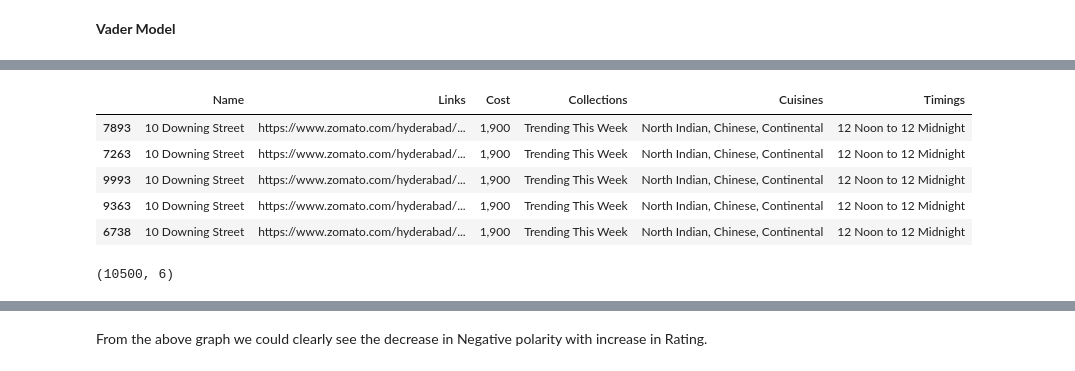
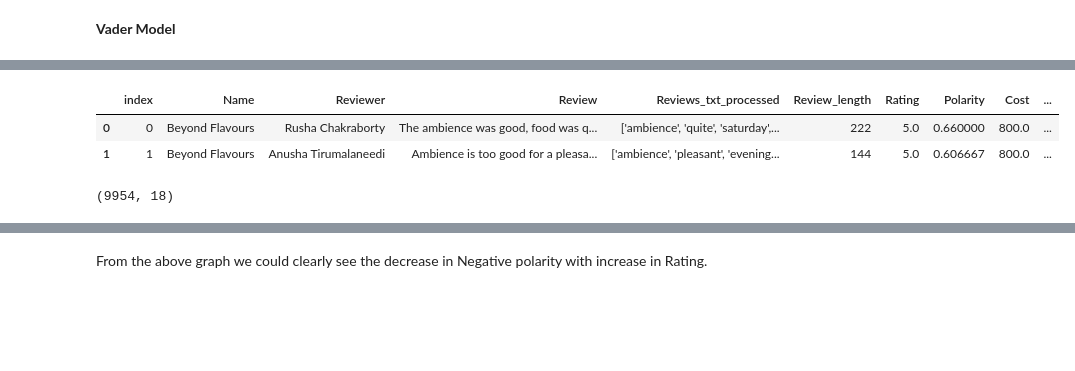
Before and after one commit to SethupathyM/Unsupervised_ML_Clustering_and_Sentiment_Analysis_Zomato_Restaurant, a Jupyter notebook: Zomato_Restaurant_Clustering_and_Sentiment_Analysis_.ipynb, the cells around one changed output, grey strips where cells are left out. Cells and saved outputs as stored; diff of their text form; code cells hidden in the pictures; blank space fills up the shorter version.

```diff
--- a/Zomato_Restaurant_Clustering_and_Sentiment_Analysis_.ipynb
+++ b/Zomato_Restaurant_Clustering_and_Sentiment_Analysis_.ipynb
@@ -1121,0 +1160,2 @@ len(df_r['Reviewer'].value_counts())
+# %%
+df_r.rename(columns = {'Restaurant':'Name'}, inplace = True)
@@ -1122,2 +1168,2 @@ len(df_r['Reviewer'].value_counts())
 # %%
-merged_df = pd.merge(df_r, df, how="right", on='Name')
+merged_df = pd.merge(df_r, final, how='left', on='Name')
@@ -1146,13 +1170,14 @@ df_copy.sort_values(by = 'Name',inplace= True)
-# %%
-df_copy.head()
-# %% [output]
-|  | Name | Links | Cost | Collections | Cuisines | Timings |
-| 7893 | 10 Downing Street | https://www.zomato.com/hyderabad/... | 1,900 | Trending This Week | North Indian, Chinese, Continental | 12 Noon to 12 Midnight |
-| 7263 | 10 Downing Street | https://www.zomato.com/hyderabad/... | 1,900 | Trending This Week | North Indian, Chinese, Continental | 12 Noon to 12 Midnight |
-| 9993 | 10 Downing Street | https://www.zomato.com/hyderabad/... | 1,900 | Trending This Week | North Indian, Chinese, Continental | 12 Noon to 12 Midnight |
-| 9363 | 10 Downing Street | https://www.zomato.com/hyderabad/... | 1,900 | Trending This Week | North Indian, Chinese, Continental | 12 Noon to 12 Midnight |
-| 6738 | 10 Downing Street | https://www.zomato.com/hyderabad/... | 1,900 | Trending This Week | North Indian, Chinese, Continental | 12 Noon to 12 Midnight |
+# %%
+merged_df.drop(['Time','Metadata','Links','Timings','Kmeans_labels','costncuisine','DBSCAN_labels','Cost_in_words'],axis = 1,inplace = True)
+# %%
+merged_df = merged_df.reindex(columns=['index','Name', 'Reviewer','Review','Reviews_txt_processed','Review_length','Rating','Polarity','Cost','Cuisines'])
+# %%
+merged_df.head(2)
+# %% [output]
+|  | index | Name | Reviewer | Review | Reviews_txt_processed | Review_length | Rating | Polarity | Cost | ... |
+| 0 | 0 | Beyond Flavours | Rusha Chakraborty | The ambience was good, food was q... | ['ambience', 'quite', 'saturday',... | 222 | 5.0 | 0.660000 | 800.0 | ... |
+| 1 | 1 | Beyond Flavours | Anusha Tirumalaneedi | Ambience is too good for a pleasa... | ['ambience', 'pleasant', 'evening... | 144 | 5.0 | 0.606667 | 800.0 | ... |
 # %%
-df_copy.shape
+merged_df.shape
 # %% [output]
-(10500, 6)
+(9954, 18)
```
Also changed, not shown: parts of 48 cells of this notebook.
